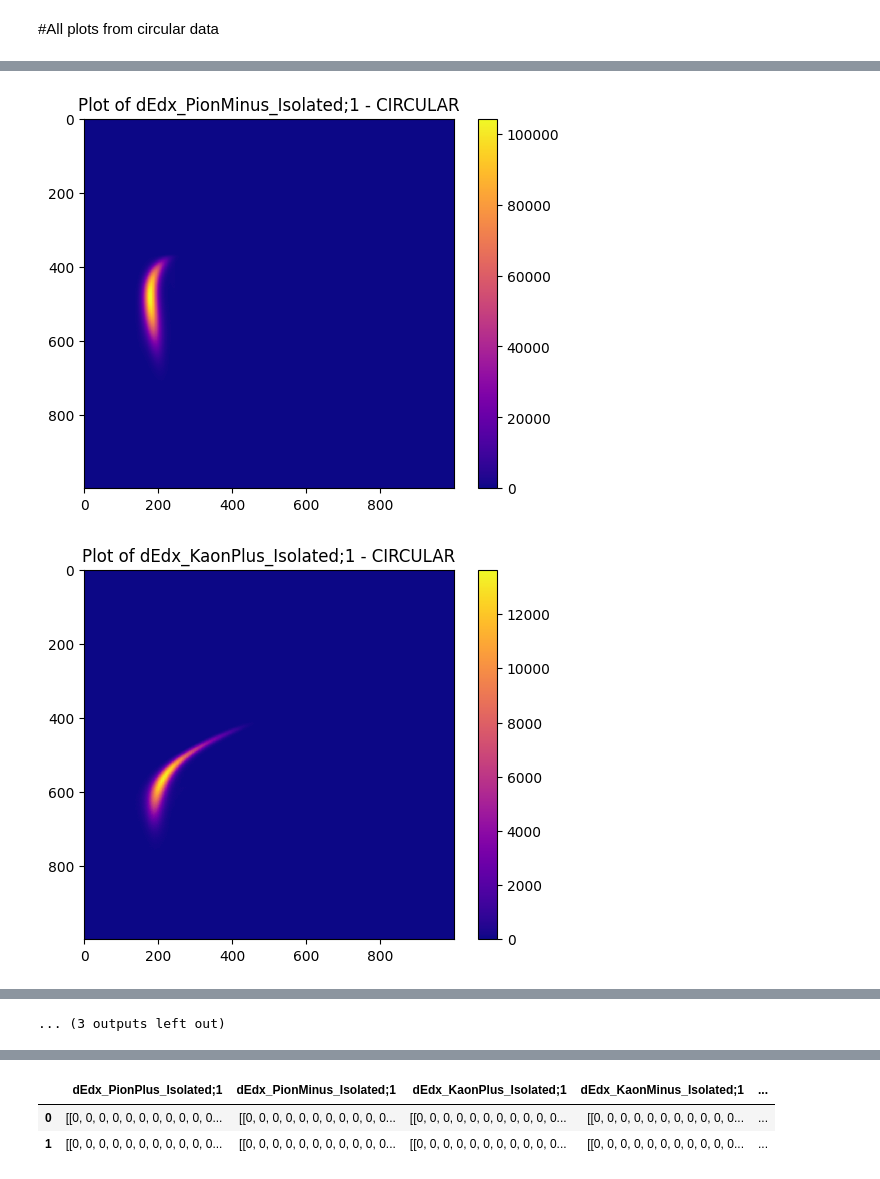
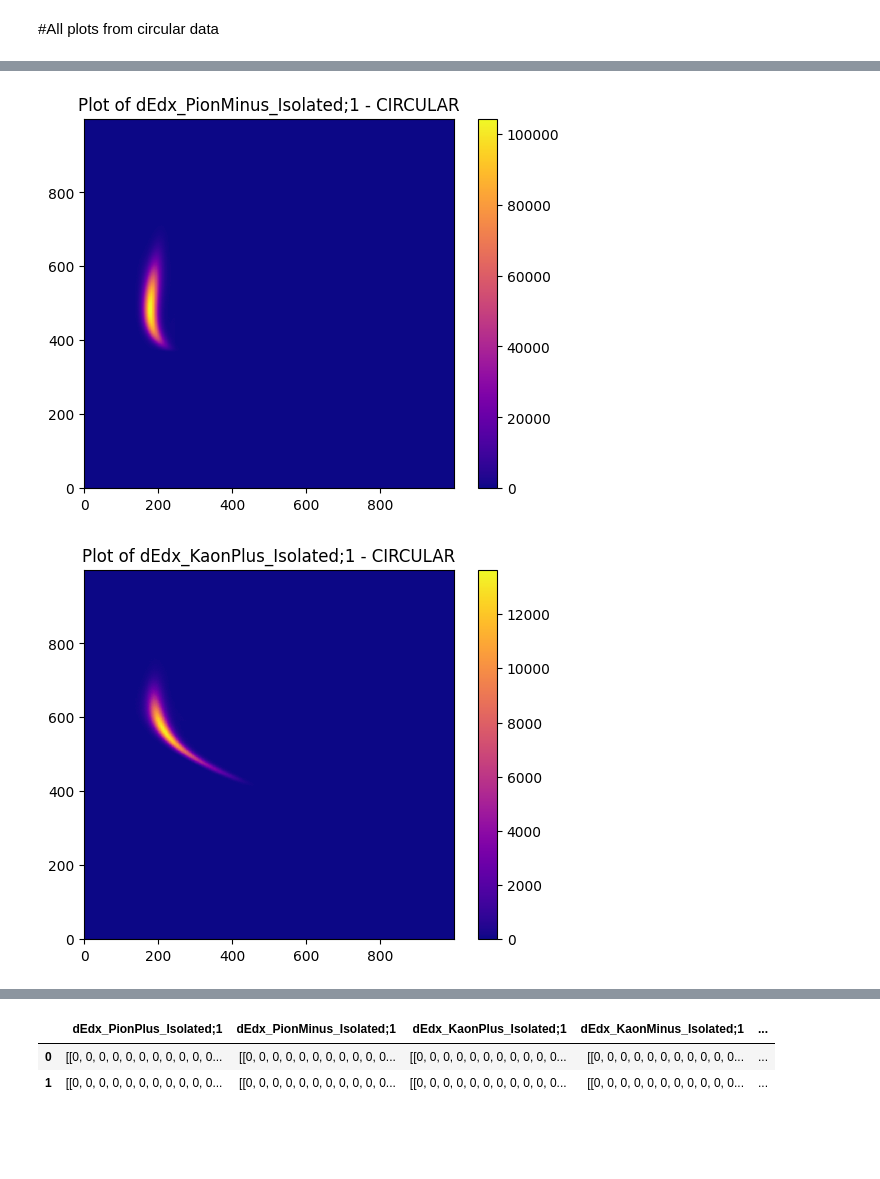
Before and after one commit to kaheechan/G9, a Jupyter notebook: TEAM_FRIENDSHIP_PARTICLES_WOOOOO.ipynb, the cells around one changed output, grey strips where cells are left out. Drawn from its saved outputs; the diff is of its cells as text; code cells hidden in the pictures; blank space fills up the shorter version.

```diff
--- a/TEAM_FRIENDSHIP_PARTICLES_WOOOOO.ipynb
+++ b/TEAM_FRIENDSHIP_PARTICLES_WOOOOO.ipynb
@@ -47,12 +53,8 @@ from sklearn.metrics import classification_report
 # %% [markdown]
 #All plots from linear
 # %%
-import uproot
-import pandas as pd
-import numpy
-import matplotlib.pyplot as plt
 
-root_file = uproot.open("/home/Output_File_2023_02_15.root")
+root_file = uproot.open("/content/Output_File_2023_02_15.root")
 tree_names = ['dEdx_PionPlus_Isolated;1', 'dEdx_PionMinus_Isolated;1', 'dEdx_KaonPlus_Isolated;1',
 'dEdx_KaonMinus_Isolated;1',
 'dEdx_ProtonPlus_Isolated;1',
@@ -75,8 +77,10 @@ for tree_name in tree_names:
     plt.imshow(mydict[tree_name][0], cmap='viridis', interpolation='nearest')
     plt.colorbar()
     plt.title(f"Plot of {tree_name} - LINEAR")
+    plt.gca().invert_yaxis()
     plt.show()
-output_df = pd.DataFrame(mydict)
-# so we can compare spherical vs linear... 0 = LINEAR
-output_df['collision type'] = 0
+linear_df = pd.DataFrame(mydict)
+# one hot encoding
+linear_df['linear'] = 1
+linear_df['circular'] = 0
 # %% [output]
@@ -102,7 +106,7 @@ import pandas as pd
 import numpy
 import matplotlib.pyplot as plt
 
-root_file = uproot.open("/home/yieldHistos_7p7GeV_Pion_2022_08_31.root")
+root_file = uproot.open("/content/yieldHistos_7p7GeV_Pion_2022_08_31 (1).root")
 
 
 
@@ -129,9 +133,11 @@ for tree_name in tree_names:
     plt.imshow(mydict[tree_name][0], cmap='plasma', interpolation='nearest')
     plt.colorbar()
     plt.title(f"Plot of {tree_name} - CIRCULAR")
+    plt.gca().invert_yaxis()
     plt.show()
-yeild_df = pd.DataFrame(mydict)
-# so we can compare spherical vs linear. 1 = CIRCILAR
-yeild_df['collision type'] = 1
-yeild_df
+circular_df = pd.DataFrame(mydict)
+
+# one hot encoding
+circular_df['linear'] = 0
+circular_df['circular'] = 1
 # %% [output]
@@ -139,2 +145,2 @@ yeild_df
-[figure, old version]
+[figure, new version]
-[figure, old version]
+[figure, new version]
@@ -150 +155,0 @@ yeild_df
-... (3 outputs left out)
```
Also changed, not shown: parts of 11 cells of this notebook.
